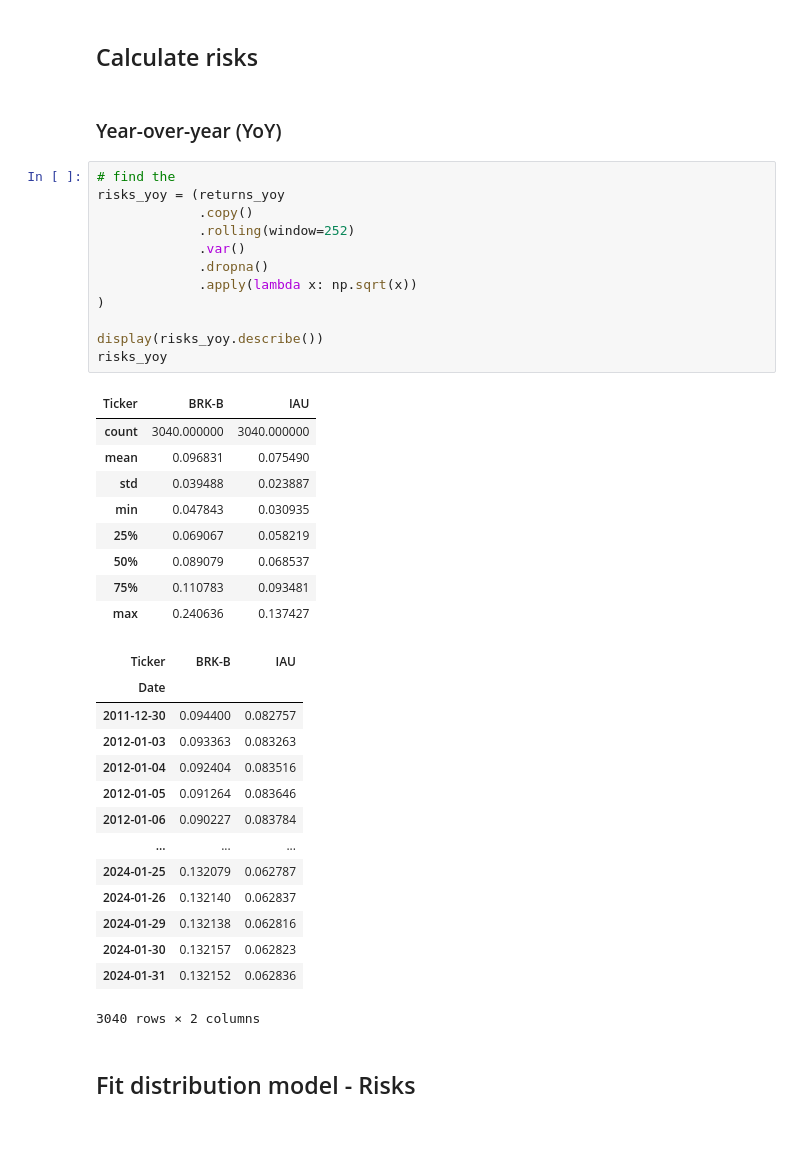
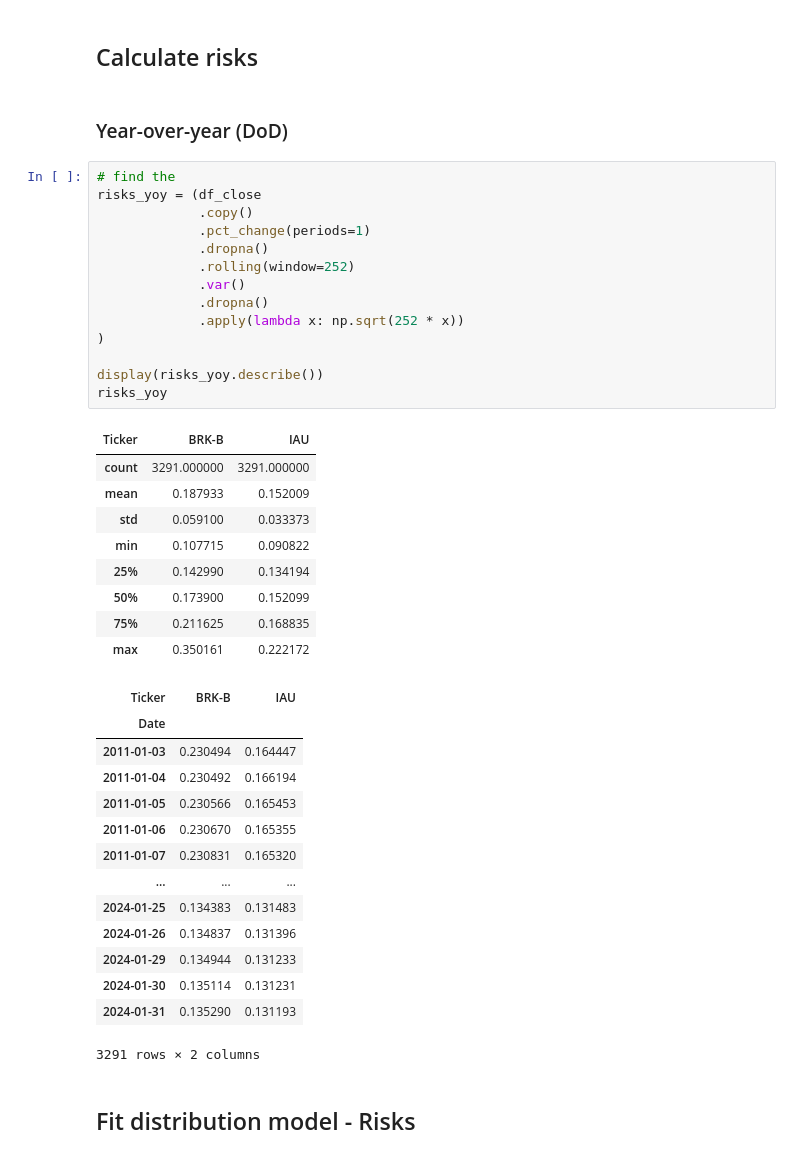
Before and after one commit to UlissesMorais/N-assets-allocation-simulation-model, a Jupyter notebook: historical-returns.ipynb, the cells around one changed output. Cells and saved outputs as stored; diff of their text form.

```diff
--- a/historical-returns.ipynb
+++ b/historical-returns.ipynb
@@ -185,43 +188,45 @@ plt.show()
 # %% [markdown]
 ## Calculate risks
 # %% [markdown]
-### Year-over-year (YoY)
+### Year-over-year (DoD)
 # %%
 # find the
-risks_yoy = (returns_yoy
+risks_yoy = (df_close
              .copy()
+             .pct_change(periods=1)
+             .dropna()
              .rolling(window=252)
              .var()
              .dropna()
-             .apply(lambda x: np.sqrt(x))
+             .apply(lambda x: np.sqrt(252 * x))
 )
 
 display(risks_yoy.describe())
 risks_yoy
 # %% [output]
 | Ticker | BRK-B | IAU |
-| count | 3040.000000 | 3040.000000 |
-| mean | 0.096831 | 0.075490 |
-| std | 0.039488 | 0.023887 |
-| min | 0.047843 | 0.030935 |
-| 25% | 0.069067 | 0.058219 |
-| 50% | 0.089079 | 0.068537 |
-| 75% | 0.110783 | 0.093481 |
-| max | 0.240636 | 0.137427 |
+| count | 3291.000000 | 3291.000000 |
+| mean | 0.187933 | 0.152009 |
+| std | 0.059100 | 0.033373 |
+| min | 0.107715 | 0.090822 |
+| 25% | 0.142990 | 0.134194 |
+| 50% | 0.173900 | 0.152099 |
+| 75% | 0.211625 | 0.168835 |
+| max | 0.350161 | 0.222172 |
 | Ticker | BRK-B | IAU |
 | Date |  |  |
-| 2011-12-30 | 0.094400 | 0.082757 |
-| 2012-01-03 | 0.093363 | 0.083263 |
-| 2012-01-04 | 0.092404 | 0.083516 |
-| 2012-01-05 | 0.091264 | 0.083646 |
-| 2012-01-06 | 0.090227 | 0.083784 |
+| 2011-01-03 | 0.230494 | 0.164447 |
+| 2011-01-04 | 0.230492 | 0.166194 |
+| 2011-01-05 | 0.230566 | 0.165453 |
+| 2011-01-06 | 0.230670 | 0.165355 |
+| 2011-01-07 | 0.230831 | 0.165320 |
 | ... | ... | ... |
-| 2024-01-25 | 0.132079 | 0.062787 |
-| 2024-01-26 | 0.132140 | 0.062837 |
-| 2024-01-29 | 0.132138 | 0.062816 |
-| 2024-01-30 | 0.132157 | 0.062823 |
-| 2024-01-31 | 0.132152 | 0.062836 |
+| 2024-01-25 | 0.134383 | 0.131483 |
+| 2024-01-26 | 0.134837 | 0.131396 |
+| 2024-01-29 | 0.134944 | 0.131233 |
+| 2024-01-30 | 0.135114 | 0.131231 |
+| 2024-01-31 | 0.135290 | 0.131193 |
-3040 rows × 2 columns
+3291 rows × 2 columns
 # %% [markdown]
 ## Fit distribution model - Risks
 # %% [markdown]
```
Also changed, not shown: parts of 7 cells of this notebook.
